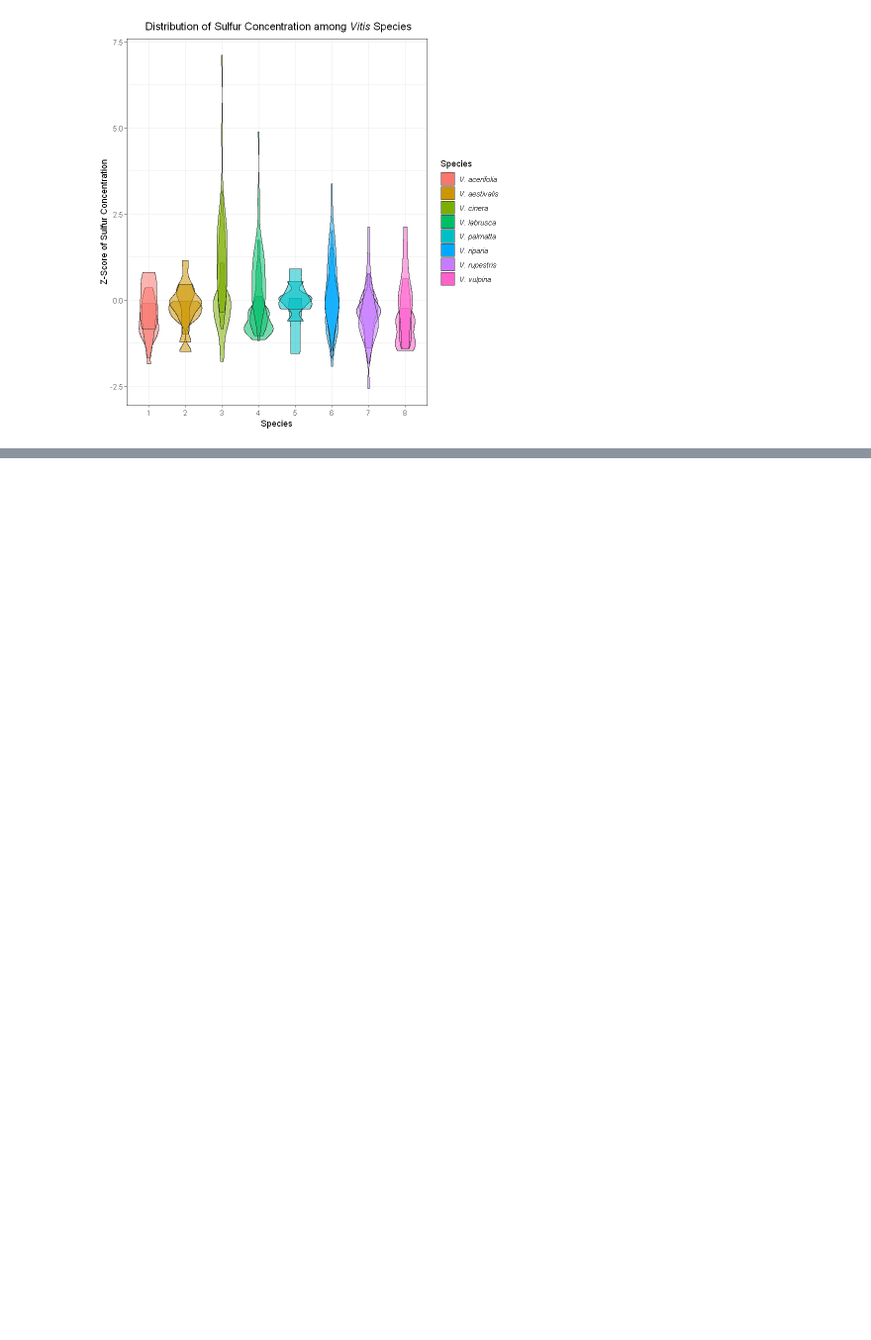
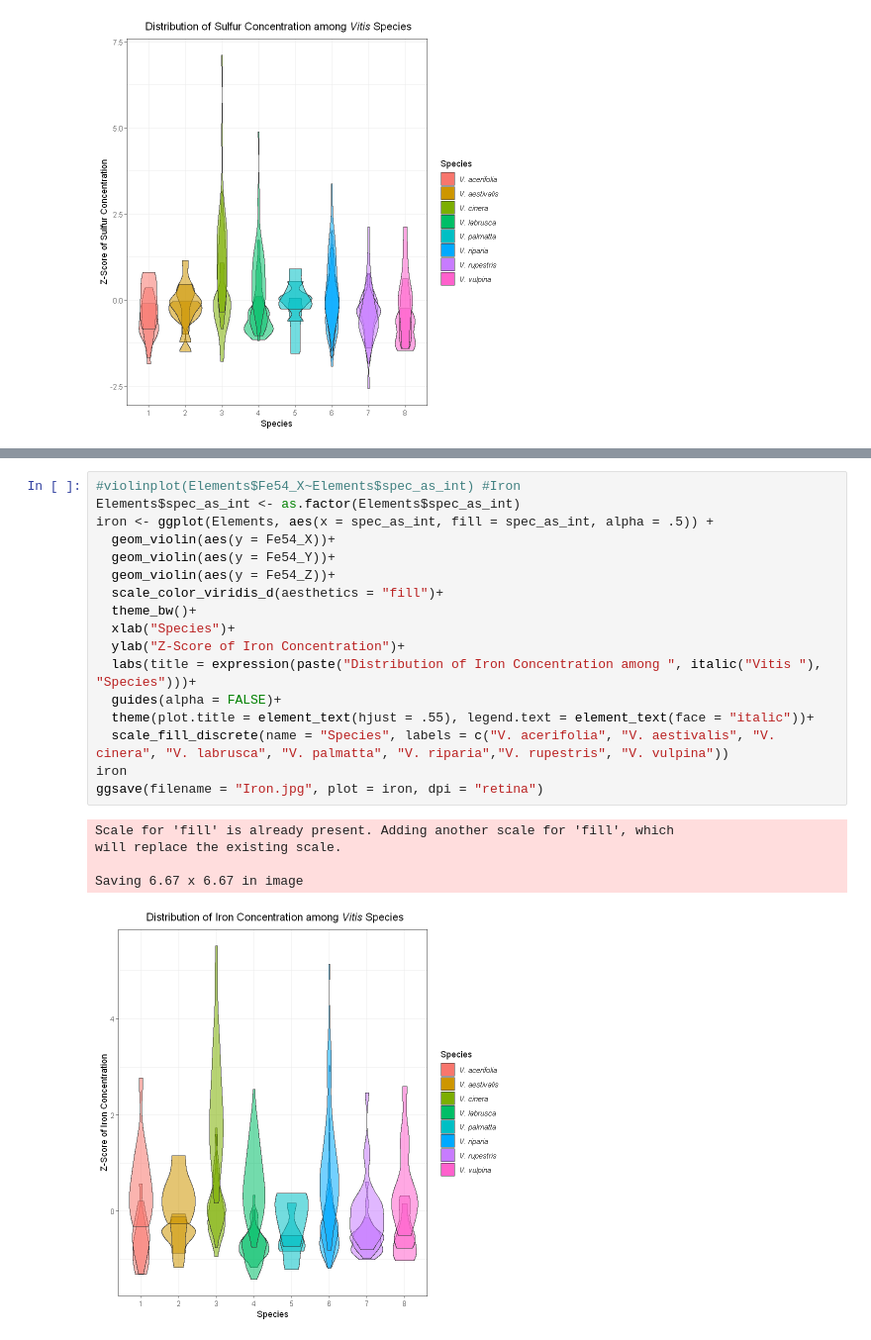
Before and after one commit to Kovacs-Lab/Geneva_Ionomics, a Jupyter notebook: Boxplots_Violin_Geneva.ipynb, the cells around one changed output, grey strips where cells are left out. Shown at 99% size. Drawn from its saved outputs; the diff is of its cells as text; blank space fills up the shorter version.

```diff
--- a/Boxplots_Violin_Geneva.ipynb
+++ b/Boxplots_Violin_Geneva.ipynb
@@ -284,0 +223,23 @@ Warning message:
+# %%
+#violinplot(Elements$Fe54_X~Elements$spec_as_int) #Iron
+Elements$spec_as_int <- as.factor(Elements$spec_as_int)
+iron <- ggplot(Elements, aes(x = spec_as_int, fill = spec_as_int, alpha = .5)) +
+  geom_violin(aes(y = Fe54_X))+
+  geom_violin(aes(y = Fe54_Y))+
+  geom_violin(aes(y = Fe54_Z))+
+  scale_color_viridis_d(aesthetics = "fill")+
+  theme_bw()+
+  xlab("Species")+
+  ylab("Z-Score of Iron Concentration")+
+  labs(title = expression(paste("Distribution of Iron Concentration among ", italic("Vitis "), "Species")))+
+  guides(alpha = FALSE)+
+  theme(plot.title = element_text(hjust = .55), legend.text = element_text(face = "italic"))+
+  scale_fill_discrete(name = "Species", labels = c("V. acerifolia", "V. aestivalis", "V. cinera", "V. labrusca", "V. palmatta", "V. riparia","V. rupestris", "V. vulpina"))
+iron
+ggsave(filename = "Iron.jpg", plot = iron, dpi = "retina")
+# %% [output]
+Scale for 'fill' is already present. Adding another scale for 'fill', which
+will replace the existing scale.
+
+Saving 6.67 x 6.67 in image
+[figure, added]
```
Also changed, not shown: parts of 25 cells of this notebook, 13 other files.
